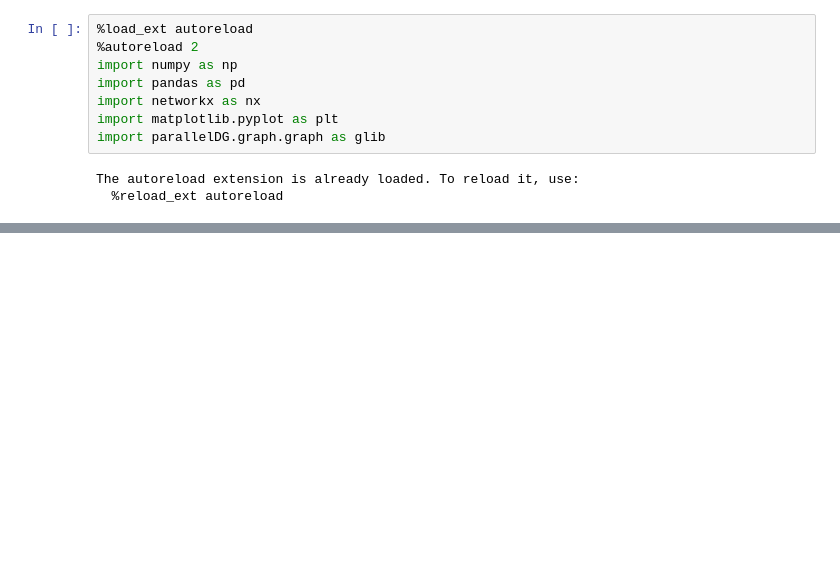
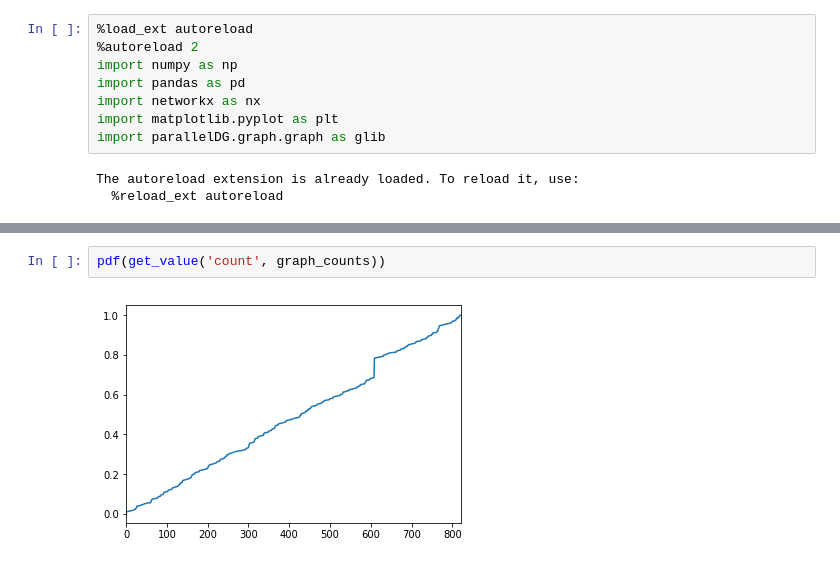
Before and after one commit to melmasri/parallelDG, a Jupyter notebook: Random-walk sampler of decomposable graphs.ipynb, the cells around one changed output, grey strips where cells are left out. Cells and saved outputs as stored; diff of their text form; blank space fills up the shorter version.

```diff
--- a/Random-walk sampler of decomposable graphs.ipynb
+++ b/Random-walk sampler of decomposable graphs.ipynb
@@ -84 +100,5 @@ len(graph_counts)
+# %%
+pdf(get_value('count', graph_counts))
+# %% [output]
+[figure, added]
 # %%
```
Also changed, not shown: parts of 13 cells of this notebook, 9 other files.
